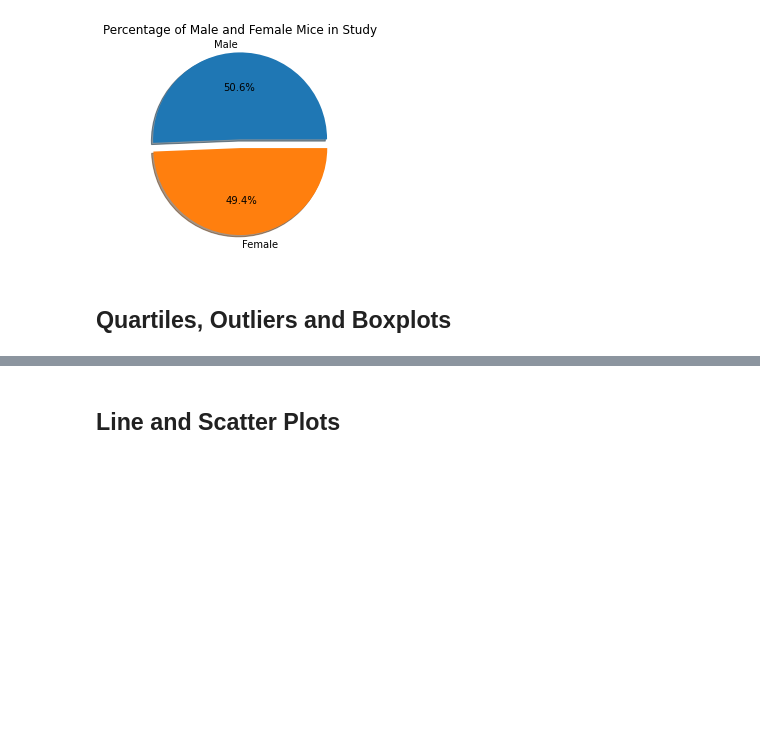
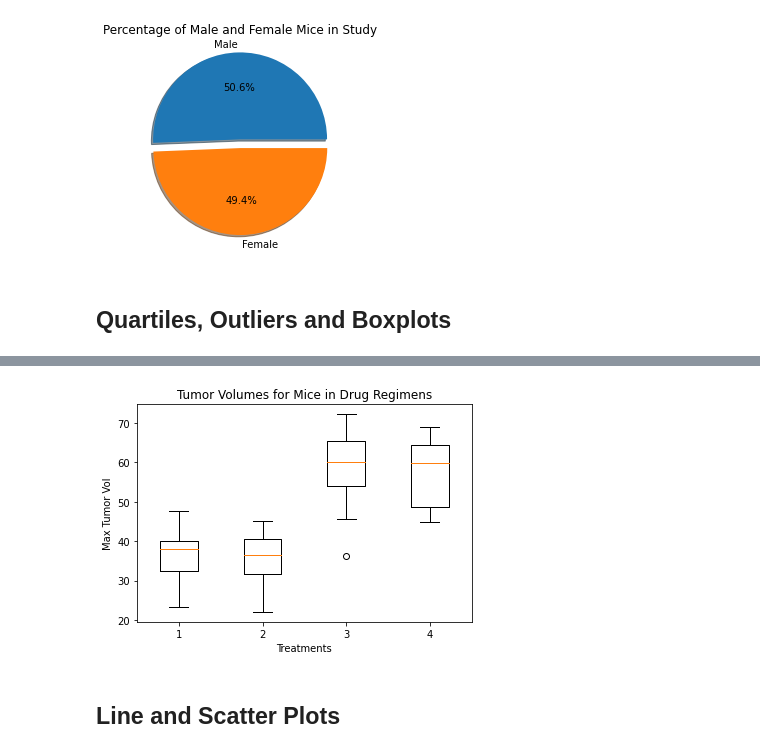
Before and after one commit to RichardMoseley/MatPlotLibChallenge, a Jupyter notebook: Pymaceuticals/pymaceuticals_starter.ipynb, the cells around one changed output, grey strips where cells are left out. Drawn from its saved outputs; the diff is of its cells as text; code cells hidden in the pictures; blank space fills up the shorter version.

Commit message:
Final changes added graphs and corr coeffecient

```diff
--- a/Pymaceuticals/pymaceuticals_starter.ipynb
+++ b/Pymaceuticals/pymaceuticals_starter.ipynb
@@ -204,4 +209,11 @@ upperBound = upperQuart + (1.5*iqr)
 # %%
 # Generate a box plot of the final tumor volume of each mouse across four regimens of interest
+plt.boxplot(volData)
+plt.title('Tumor Volumes for Mice in Drug Regimens')
+plt.xlabel('Treatments')
+plt.ylabel('Max Tumor Vol')
+plt.show()
+# %% [output]
+[figure, added]
 # %% [markdown]
 ## Line and Scatter Plots
```
Also changed, not shown: parts of 8 cells of this notebook.
